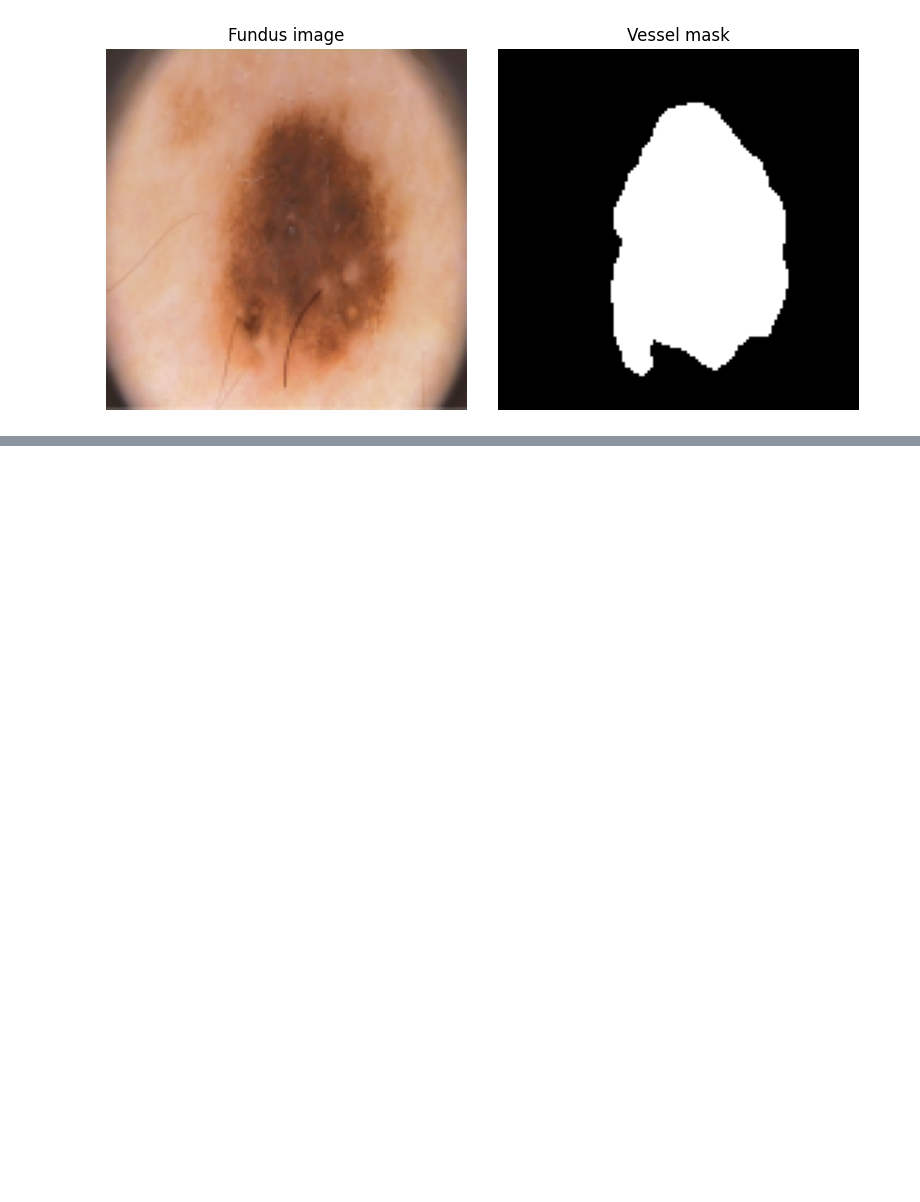
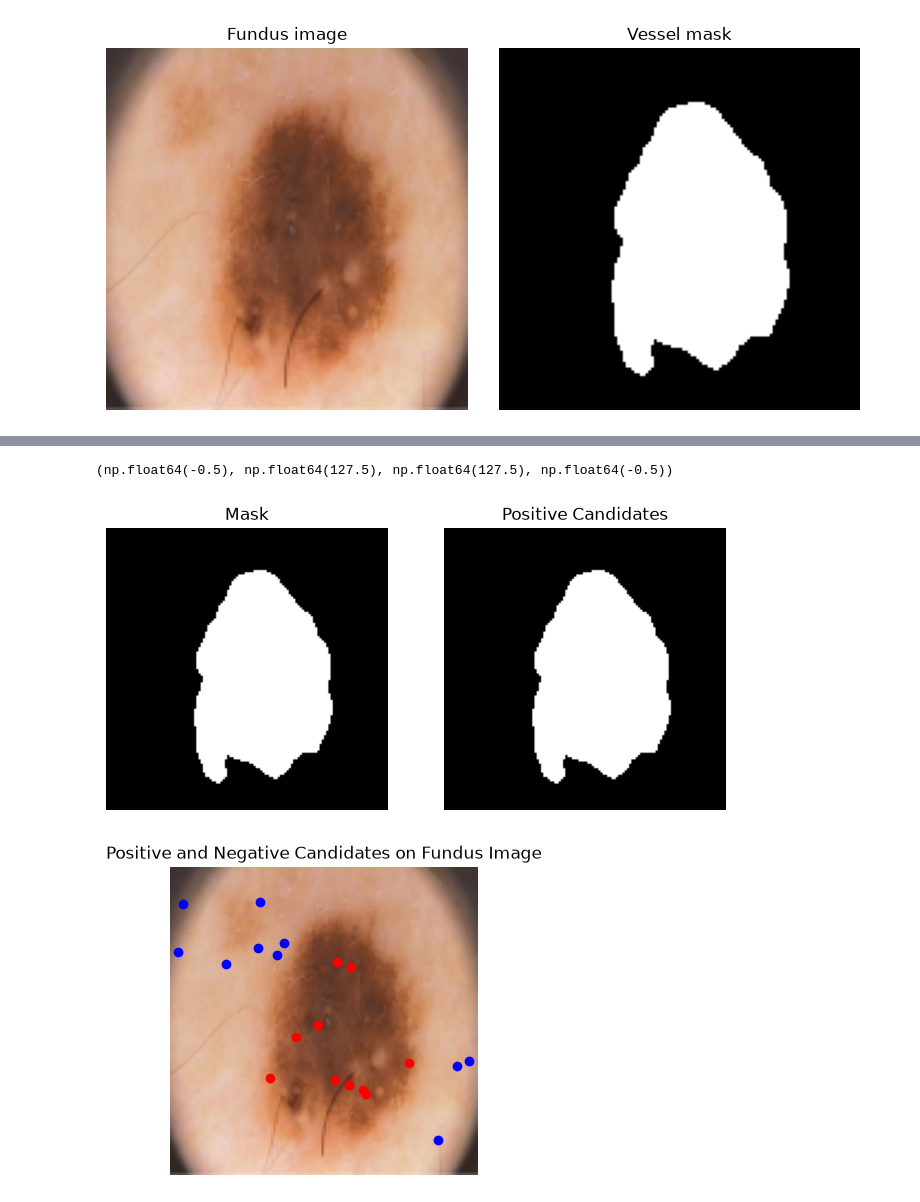
Before and after one commit to s246070/IDLCV_03, a Jupyter notebook: notebook.ipynb, the cells around one changed output, grey strips where cells are left out. Cells and saved outputs as stored; diff of their text form; code cells hidden in the pictures; blank space fills up the shorter version.

```diff
--- a/notebook.ipynb
+++ b/notebook.ipynb
@@ -79,3 +103,77 @@ plt.show()
 # %%
-len(trainset)
+from scipy import ndimage
+import torch
+
+mask = Y[0].numpy() > 0
+
+Y_dist = ndimage.distance_transform_edt(mask)
+
+positive_cand = mask  # Keep all vessel pixels
+
+# convert positive_cand to a tensor with 0 and 1 values
+positive_cand_tensor = torch.from_numpy(positive_cand.astype(int))
+
+# show image of positive_cand_tensor and mask side by side
+fig, axes = plt.subplots(1, 2, figsize=(8, 4))
+axes[0].imshow(mask, cmap="gray")
+axes[0].set_title("Mask")
+axes[0].axis("off")
+axes[1].imshow(positive_cand_tensor.numpy(), cmap="gray")
+axes[1].set_title("Positive Candidates")
+axes[1].axis("off")
+
+# pick 10 random positive candidates and show their coordinates
+positive_coords = torch.nonzero(positive_cand_tensor)
+generator = torch.Generator().manual_seed(42)
+if positive_coords.size(0) > 0:
+    weights = torch.from_numpy(Y_dist[positive_cand]).float() ** 0.5
+    probs = weights / weights.sum()
+    random_indices = torch.multinomial(
+        probs,
+        min(10, positive_coords.size(0)),
+        replacement=False,
+        generator=generator,
+    )
+else:
+    random_indices = torch.empty(0, dtype=torch.long)
+for idx in random_indices:
+    coord = positive_coords[idx]
+    print(f"Positive candidate at: {coord.tolist()}")
+
+# pick 10 random negative candidates and show their coordinates
+negative_cand = ~mask
+negative_cand_tensor = torch.from_numpy(negative_cand.astype(int))
+negative_coords = torch.nonzero(negative_cand_tensor)
+random_negative_indices = torch.randperm(
+    negative_coords.size(0), generator=generator
+)[:10]
+for idx in random_negative_indices:
+    coord = negative_coords[idx]
+    print(f"Negative candidate at: {coord.tolist()}")
+
+# put the positive candidates and negative candidates in a single matrix for loss into a 128x128 matrix
+candidates_matrix = torch.zeros((128, 128), dtype=torch.int)
+for idx in random_indices:
+    coord = positive_coords[idx]
+    candidates_matrix[coord[0], coord[1]] = 1
+for idx in random_negative_indices:
+    coord = negative_coords[idx]
+    candidates_matrix[coord[0], coord[1]] = -1
+# print shape and unique values of candidates_matrix
+print(f"Candidates matrix shape: {candidates_matrix.shape}")
+print(f"Candidates matrix unique values: {candidates_matrix.unique()}")
+print(f"Candidates matrix:\n{candidates_matrix}")
+
+
+# plot the picked positive candidates and negative candidates on the original image
+fig, ax = plt.subplots(figsize=(4, 4))
+ax.imshow(X.permute(1, 2, 0).numpy())
+for idx in random_indices:
+    coord = positive_coords[idx]
+    ax.plot(coord[1], coord[0], 'ro')  # note: x=col, y=row
+for idx in random_negative_indices:
+    coord = negative_coords[idx]
+    ax.plot(coord[1], coord[0], 'bo')  # note: x=col, y=row
+ax.set_title("Positive and Negative Candidates on Fundus Image")
+ax.axis("off")
 # %% [output]
@@ -82,0 +197,3 @@ len(trainset)
+(np.float64(-0.5), np.float64(127.5), np.float64(127.5), np.float64(-0.5))
+[figure, added]
+[figure, added]
```
Also changed, not shown: parts of 3 cells of this notebook, 3 other files.
